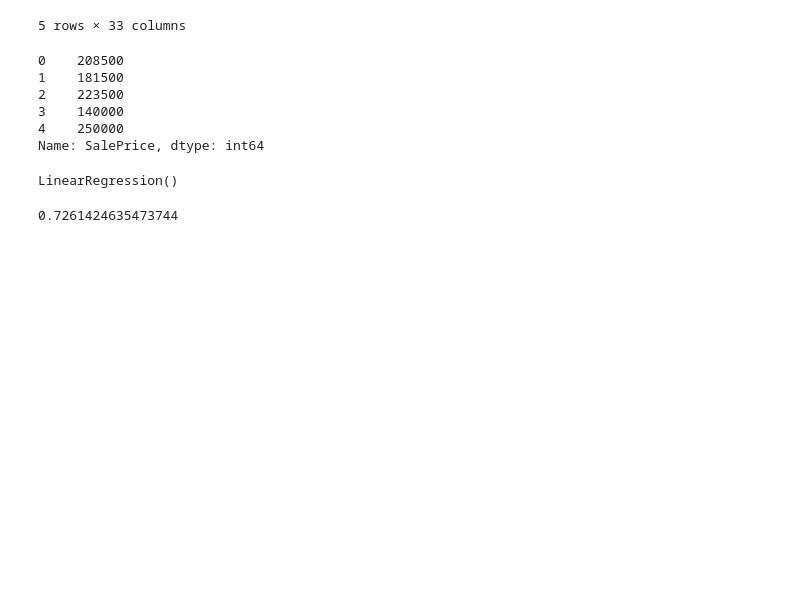
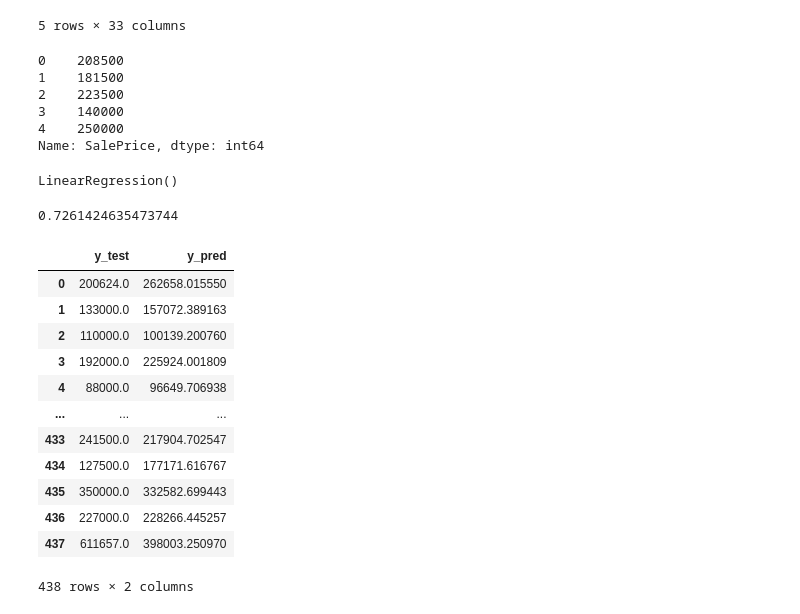
Before and after one commit to im-sohail/Data-Science, a Jupyter notebook: Regression_houseprice.ipynb, the cells around one changed output. Saved outputs shown, nothing was run; the diff lists cells and outputs as text; code cells hidden in the pictures; blank space fills up the shorter version.

```diff
--- a/Regression_houseprice.ipynb
+++ b/Regression_houseprice.ipynb
@@ -218,3 +218,20 @@ from sklearn.metrics import r2_score
 r2_score(y_test,y_pred)
 # %% [output]
 0.7261424635473744
+# %%
+prediction_output =pd.DataFrame(data=[y_test.values,y_pred],index=['y_test','y_pred'])
+prediction_output.transpose()
+# %% [output]
+|  | y_test | y_pred |
+| 0 | 200624.0 | 262658.015550 |
+| 1 | 133000.0 | 157072.389163 |
+| 2 | 110000.0 | 100139.200760 |
+| 3 | 192000.0 | 225924.001809 |
+| 4 | 88000.0 | 96649.706938 |
+| ... | ... | ... |
+| 433 | 241500.0 | 217904.702547 |
+| 434 | 127500.0 | 177171.616767 |
+| 435 | 350000.0 | 332582.699443 |
+| 436 | 227000.0 | 228266.445257 |
+| 437 | 611657.0 | 398003.250970 |
+438 rows × 2 columns
```
